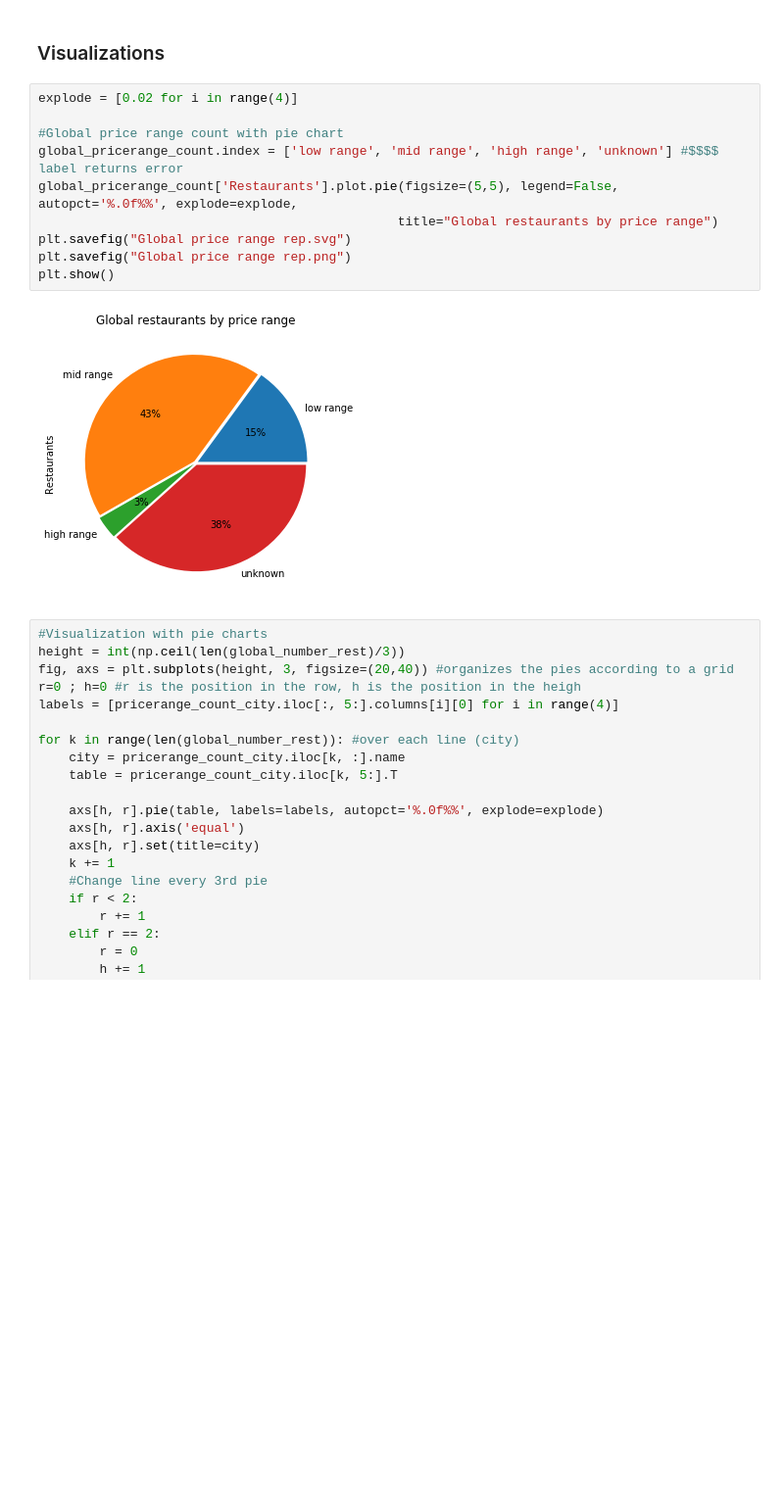
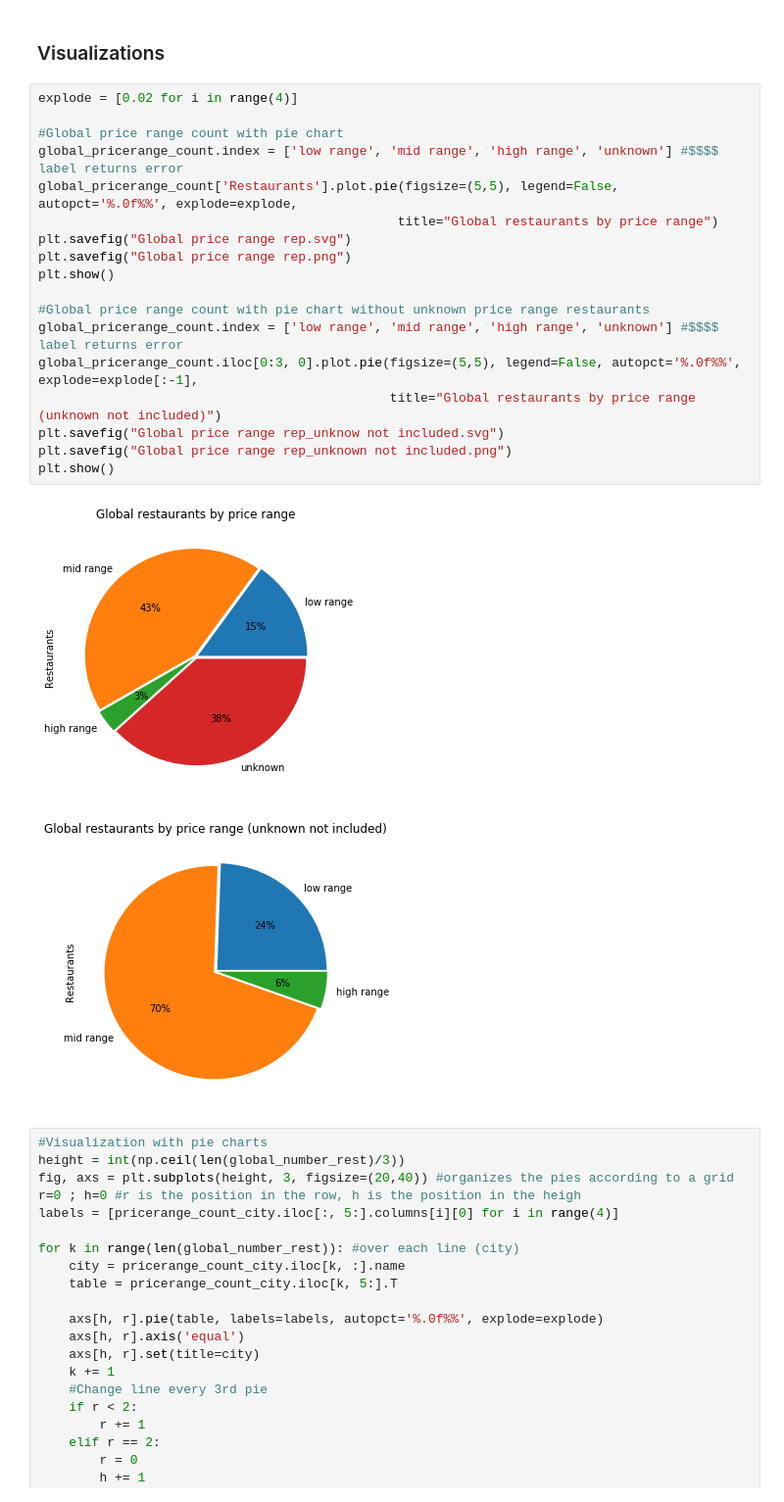
Before and after one commit to katebulaeva/TA_scraper_and_analysis, a Jupyter notebook: 2.Analysis.ipynb, the cells around one changed output. Shown at 98% size. Saved outputs shown, nothing was run; the diff lists cells and outputs as text; blank space fills up the shorter version.

```diff
--- a/2.Analysis.ipynb
+++ b/2.Analysis.ipynb
@@ -228,15 +229,24 @@ max          2986.000000  8529.000000  679.000000  6049.000000
 # %%
 explode = [0.02 for i in range(4)]
 
 #Global price range count with pie chart
 global_pricerange_count.index = ['low range', 'mid range', 'high range', 'unknown'] #$$$$ label returns error
 global_pricerange_count['Restaurants'].plot.pie(figsize=(5,5), legend=False, autopct='%.0f%%', explode=explode,
                                                title="Global restaurants by price range")
 plt.savefig("Global price range rep.svg")
 plt.savefig("Global price range rep.png")
 plt.show()
+
+#Global price range count with pie chart without unknown price range restaurants
+global_pricerange_count.index = ['low range', 'mid range', 'high range', 'unknown'] #$$$$ label returns error
+global_pricerange_count.iloc[0:3, 0].plot.pie(figsize=(5,5), legend=False, autopct='%.0f%%', explode=explode[:-1],
+                                              title="Global restaurants by price range (unknown not included)")
+plt.savefig("Global price range rep_unknow not included.svg")
+plt.savefig("Global price range rep_unknown not included.png")
+plt.show()
 # %% [output]
 [figure]
+[figure, added]
 # %%
 #Visualization with pie charts
 height = int(np.ceil(len(global_number_rest)/3))
```
Also changed, not shown: parts of 9 cells of this notebook.
